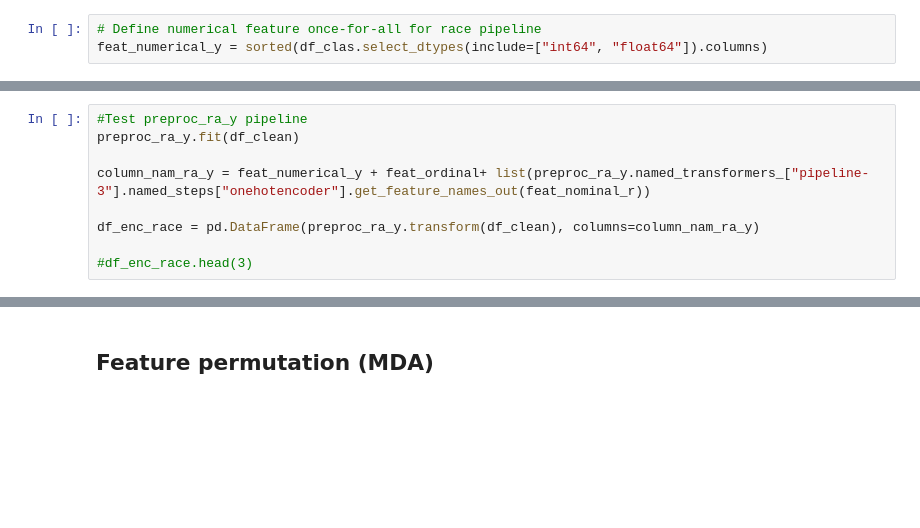
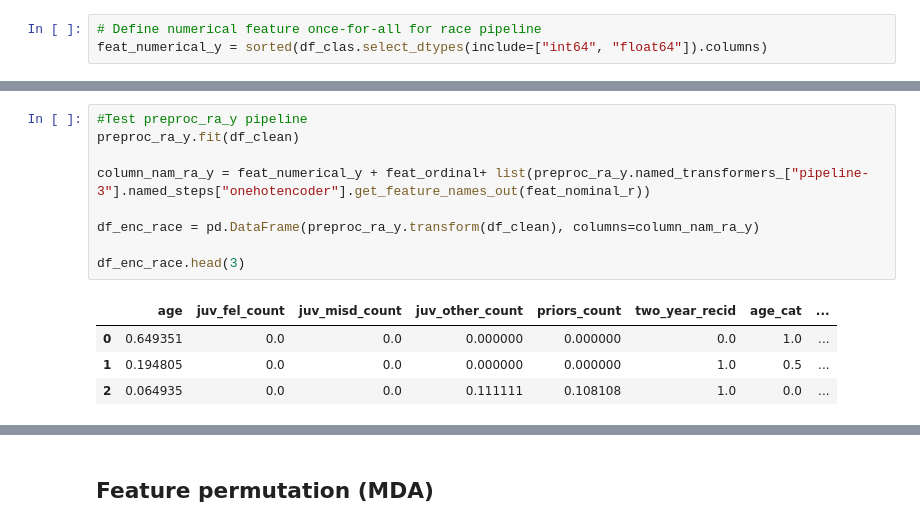
Before and after one commit to Heity94/Compas-recidivism-analysis, a Jupyter notebook: notebooks/Philipp/Classification_report_master_part1.ipynb, the cells around one changed output, grey strips where cells are left out. Drawn from its saved outputs; the diff is of its cells as text; blank space fills up the shorter version.

```diff
--- a/notebooks/Philipp/Classification_report_master_part1.ipynb
+++ b/notebooks/Philipp/Classification_report_master_part1.ipynb
@@ -1269,12 +1252,17 @@ ColumnTransformer(transformers=[('pipeline-1',
 # %%
 #Test preproc_ra_y pipeline
 preproc_ra_y.fit(df_clean)
 
 column_nam_ra_y = feat_numerical_y + feat_ordinal+ list(preproc_ra_y.named_transformers_["pipeline-3"].named_steps["onehotencoder"].get_feature_names_out(feat_nominal_r))
 
 df_enc_race = pd.DataFrame(preproc_ra_y.transform(df_clean), columns=column_nam_ra_y)
 
-#df_enc_race.head(3)
+df_enc_race.head(3)
+# %% [output]
+|  | age | juv_fel_count | juv_misd_count | juv_other_count | priors_count | two_year_recid | age_cat | ... |
+| 0 | 0.649351 | 0.0 | 0.0 | 0.000000 | 0.000000 | 0.0 | 1.0 | ... |
+| 1 | 0.194805 | 0.0 | 0.0 | 0.000000 | 0.000000 | 1.0 | 0.5 | ... |
+| 2 | 0.064935 | 0.0 | 0.0 | 0.111111 | 0.108108 | 1.0 | 0.0 | ... |
 # %%
 sns.heatmap(df_enc_race.corr(), cmap='coolwarm',vmin=-1, vmax=1);
 # %% [output]
```
Also changed, not shown: parts of 23 cells of this notebook.
